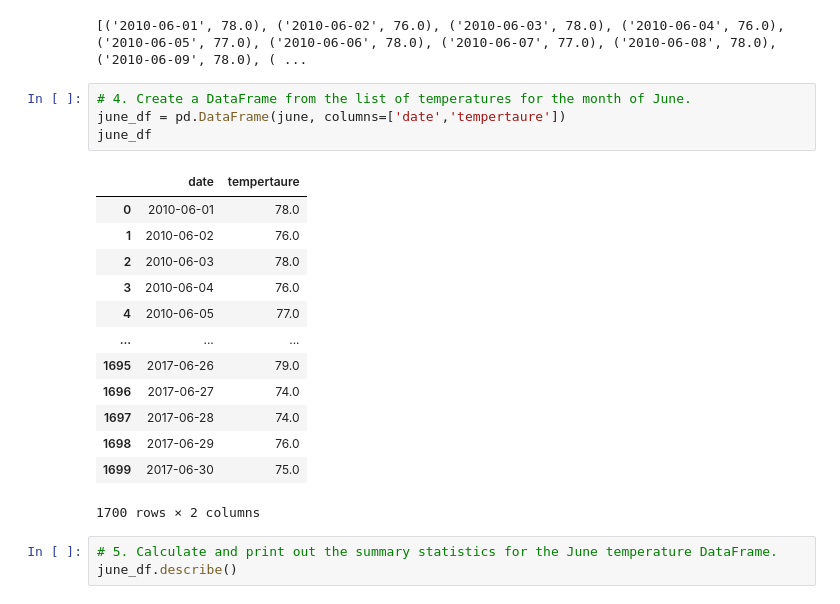
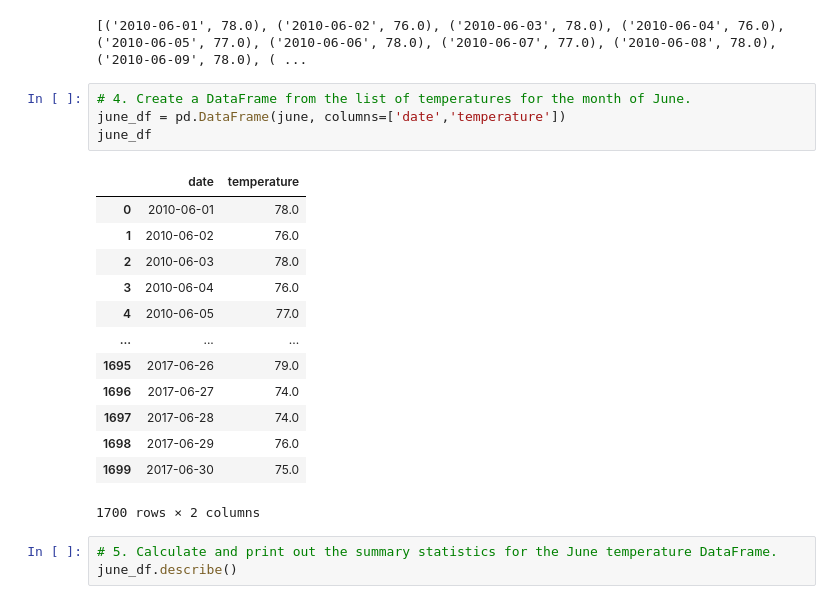
Before and after one commit to jncurrea/surfs_up, a Jupyter notebook: SurfsUp_Challenge.ipynb, the cells around one changed output. Drawn from its saved outputs; the diff is of its cells as text.

```diff
--- a/SurfsUp_Challenge.ipynb
+++ b/SurfsUp_Challenge.ipynb
@@ -39,10 +39,10 @@ print(june)
 [('2010-06-01', 78.0), ('2010-06-02', 76.0), ('2010-06-03', 78.0), ('2010-06-04', 76.0), ('2010-06-05', 77.0), ('2010-06-06', 78.0), ('2010-06-07', 77.0), ('2010-06-08', 78.0), ('2010-06-09', 78.0), ( ...
 # %%
 # 4. Create a DataFrame from the list of temperatures for the month of June.
-june_df = pd.DataFrame(june, columns=['date','tempertaure'])
+june_df = pd.DataFrame(june, columns=['date','temperature'])
 june_df
 # %% [output]
-|  | date | tempertaure |
+|  | date | temperature |
 | 0 | 2010-06-01 | 78.0 |
 | 1 | 2010-06-02 | 76.0 |
 | 2 | 2010-06-03 | 78.0 |
```
Also changed, not shown: parts of 3 cells of this notebook.
